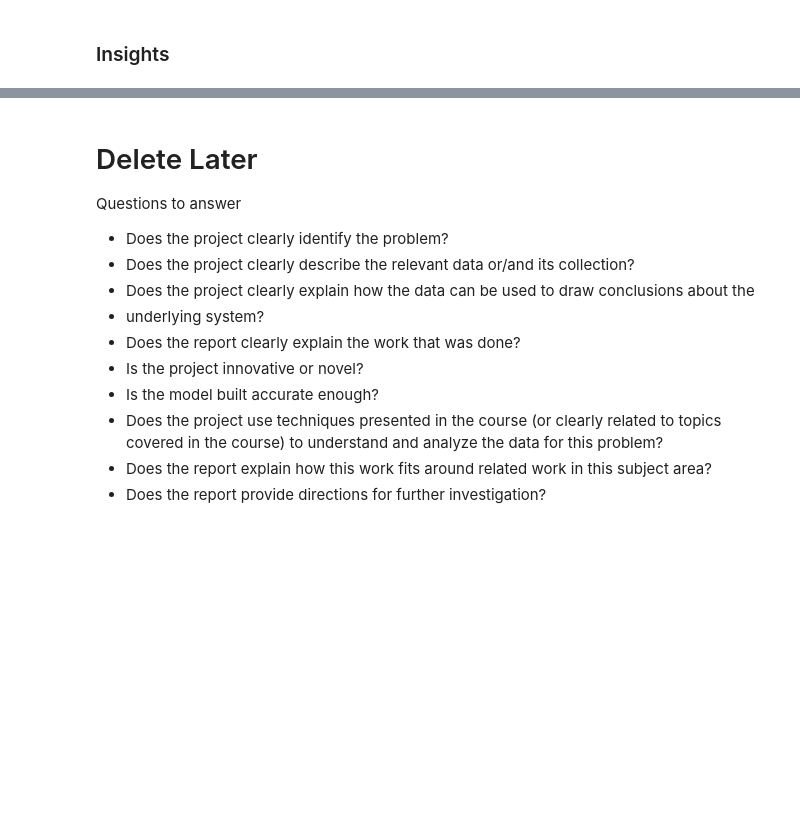
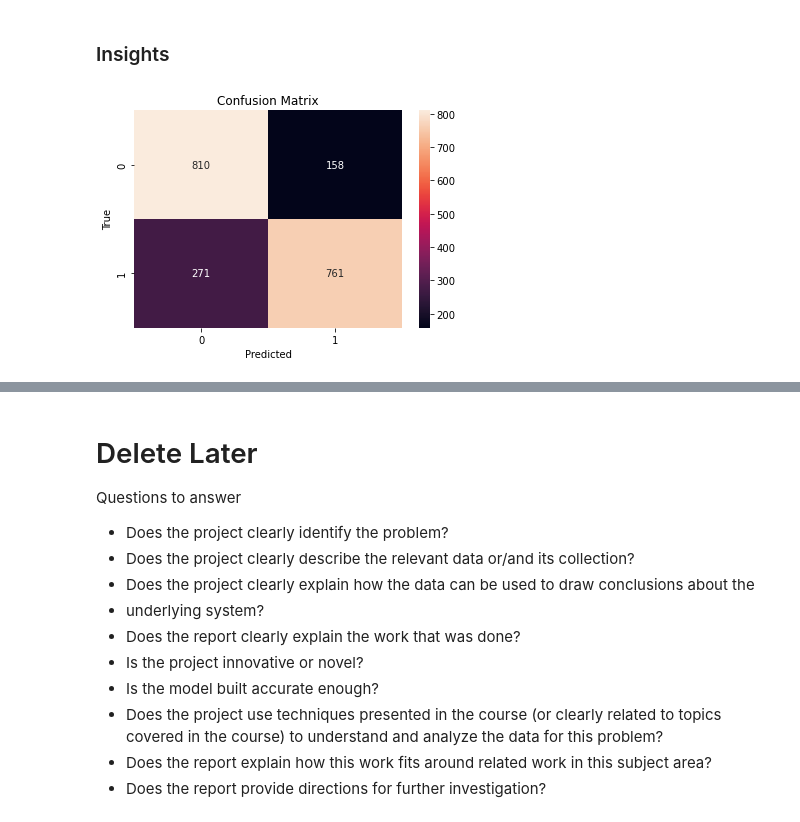
Before and after one commit to hjoad/67364-final-project, a Jupyter notebook: final-project.ipynb, the cells around one changed output, grey strips where cells are left out. Saved outputs shown, nothing was run; the diff lists cells and outputs as text; code cells hidden in the pictures; blank space fills up the shorter version.

```diff
--- a/final-project.ipynb
+++ b/final-project.ipynb
@@ -343,3 +367,12 @@ print(predict_sentiment("This is a great product!"))
 positive
 # %% [markdown]
 ### Insights
+# %%
+conf_mat = confusion_matrix(y_test, y_pred)
+sns.heatmap(conf_mat, annot=True, fmt='d', cmap='rocket')
+plt.xlabel('Predicted')
+plt.ylabel('True')
+plt.title('Confusion Matrix')
+plt.show()
+# %% [output]
+[figure, added]
```
Also changed, not shown: parts of 5 cells of this notebook.
